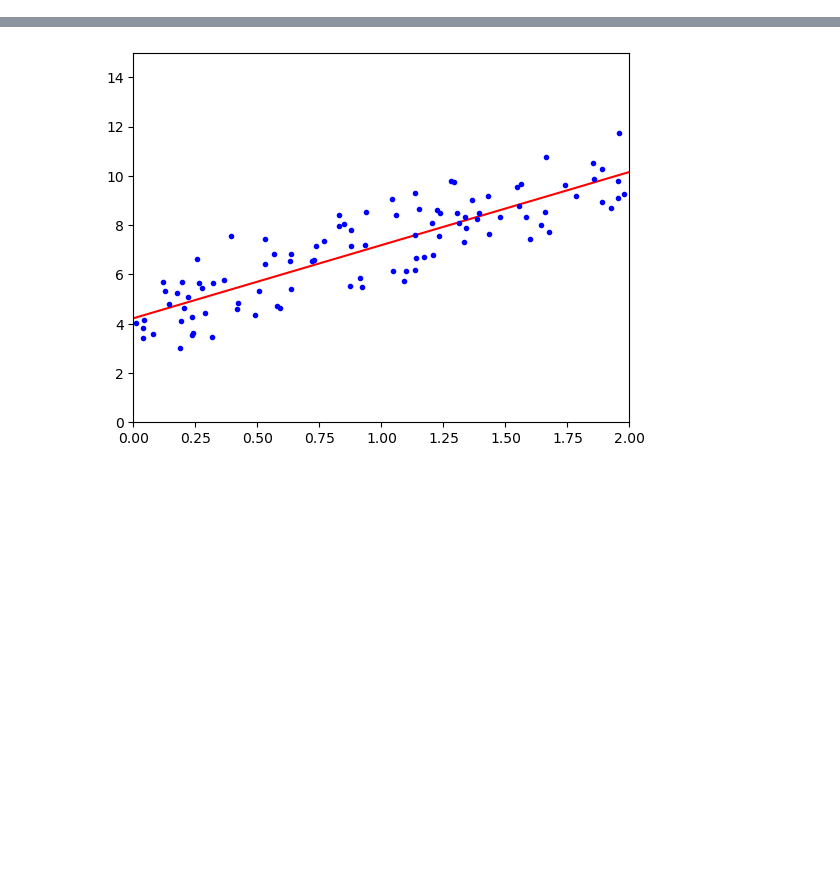
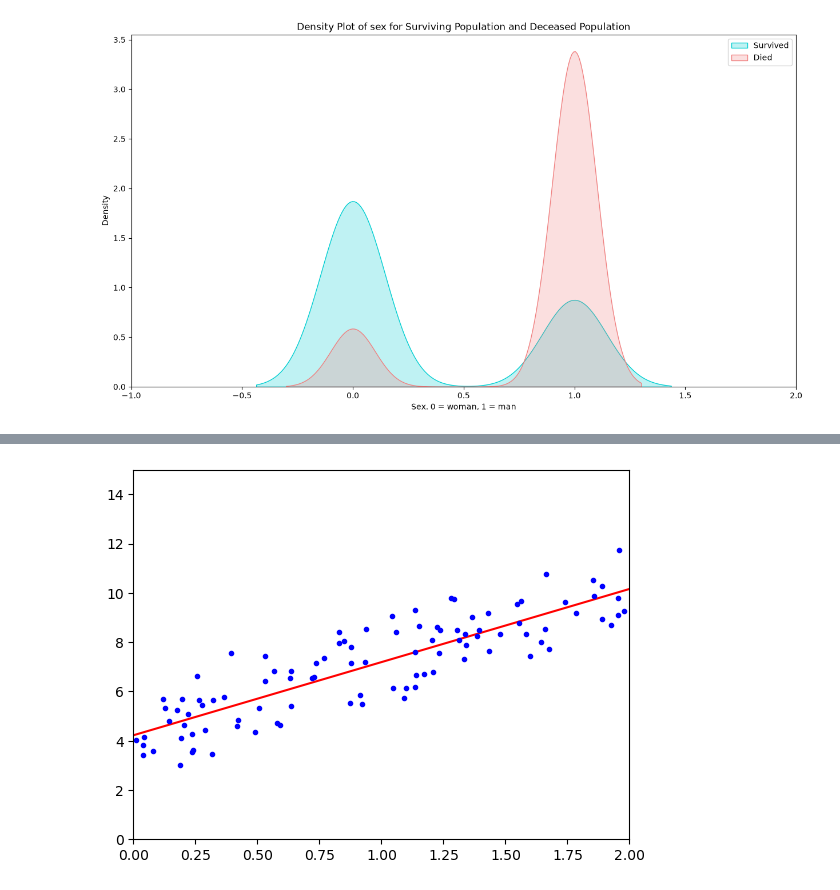
Before and after one commit to MaHofseth/Dave3625-2026, a Jupyter notebook: Lab4/lin_regression.ipynb, the cells around one changed output, grey strips where cells are left out. Cells and saved outputs as stored; diff of their text form; code cells hidden in the pictures; blank space fills up the shorter version.

```diff
--- a/Lab4/lin_regression.ipynb
+++ b/Lab4/lin_regression.ipynb
@@ -0,0 +80,11 @@
+# %%
+plt.figure(figsize=(15,8))
+ax = sns.kdeplot(df_train["Sex_male"][df_train.Survived == 1], color="darkturquoise", fill=True)
+sns.kdeplot(df_train["Sex_male"][df_train.Survived == 0], color="lightcoral", fill=True)
+plt.legend(['Survived', 'Died'])
+plt.title('Density Plot of sex for Surviving Population and Deceased Population')
+ax.set(xlabel='Sex. 0 = woman, 1 = man')
+plt.xlim(-1,2)
+plt.show()
+# %% [output]
+[figure, added]
```
Also changed, not shown: parts of 20 cells of this notebook, 2 other files.
